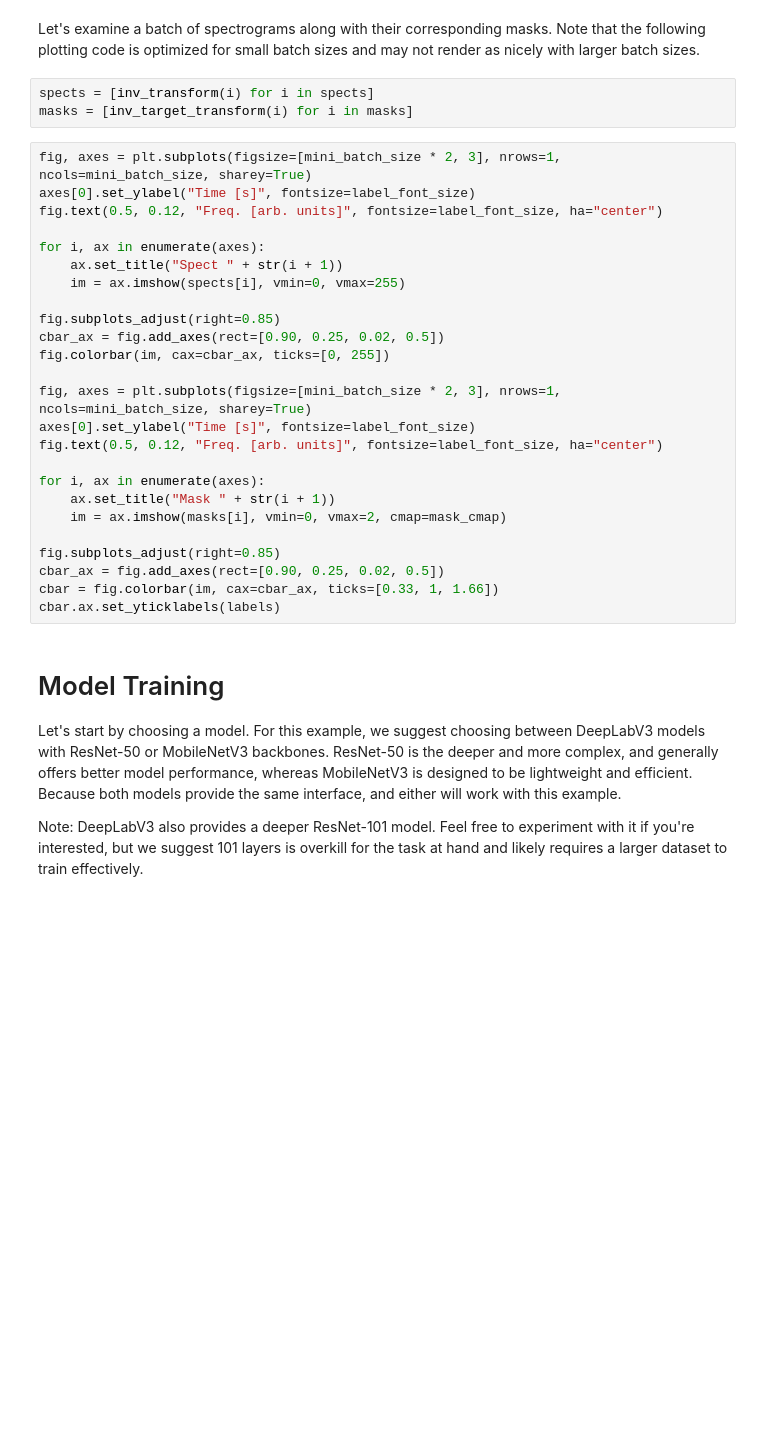
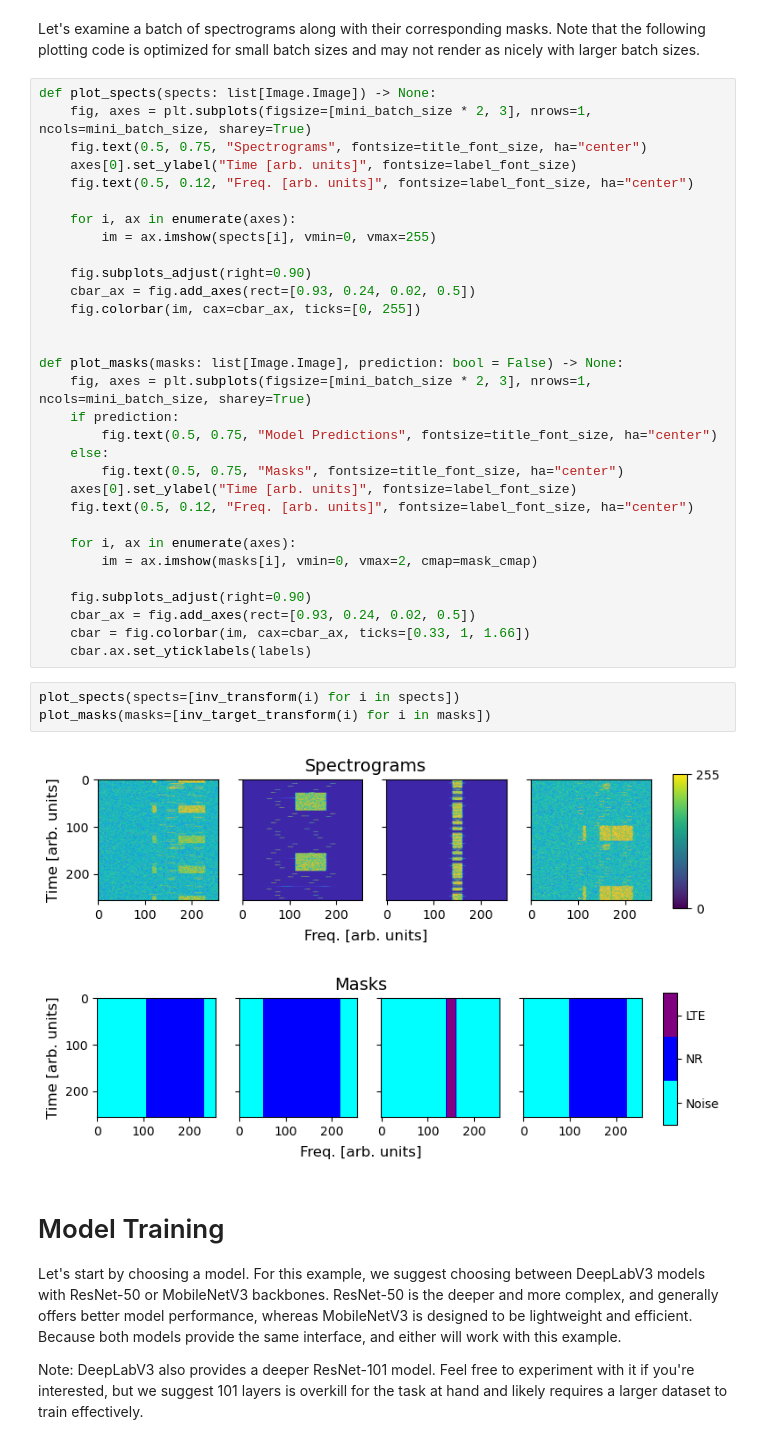
Before and after one commit to qoherent/spectrogram-segmentation, a Jupyter notebook: spectrogram_segmentation.ipynb, the cells around one changed output. Saved outputs shown, nothing was run; the diff lists cells and outputs as text; blank space fills up the shorter version.

```diff
--- a/spectrogram_segmentation.ipynb
+++ b/spectrogram_segmentation.ipynb
@@ -269,33 +282,42 @@ print(f"Batch of masks: {type(masks)}, {masks.dtype}, {masks.size()}")
 # %% [markdown]
 Let's examine a batch of spectrograms along with their corresponding masks. Note that the following plotting code is optimized for small batch sizes and may not render as nicely with larger batch sizes.
+# %%
+def plot_spects(spects: list[Image.Image]) -> None:
+    fig, axes = plt.subplots(figsize=[mini_batch_size * 2, 3], nrows=1, ncols=mini_batch_size, sharey=True)
+    fig.text(0.5, 0.75, "Spectrograms", fontsize=title_font_size, ha="center")
+    axes[0].set_ylabel("Time [arb. units]", fontsize=label_font_size)
+    fig.text(0.5, 0.12, "Freq. [arb. units]", fontsize=label_font_size, ha="center")
+
+    for i, ax in enumerate(axes):
+        im = ax.imshow(spects[i], vmin=0, vmax=255)
+
+    fig.subplots_adjust(right=0.90)
+    cbar_ax = fig.add_axes(rect=[0.93, 0.24, 0.02, 0.5])
+    fig.colorbar(im, cax=cbar_ax, ticks=[0, 255])
+
+
+def plot_masks(masks: list[Image.Image], prediction: bool = False) -> None:
+    fig, axes = plt.subplots(figsize=[mini_batch_size * 2, 3], nrows=1, ncols=mini_batch_size, sharey=True)
+    if prediction:
+        fig.text(0.5, 0.75, "Model Predictions", fontsize=title_font_size, ha="center")
+    else:
+        fig.text(0.5, 0.75, "Masks", fontsize=title_font_size, ha="center")
+    axes[0].set_ylabel("Time [arb. units]", fontsize=label_font_size)
+    fig.text(0.5, 0.12, "Freq. [arb. units]", fontsize=label_font_size, ha="center")
+
+    for i, ax in enumerate(axes):
+        im = ax.imshow(masks[i], vmin=0, vmax=2, cmap=mask_cmap)
+
+    fig.subplots_adjust(right=0.90)
+    cbar_ax = fig.add_axes(rect=[0.93, 0.24, 0.02, 0.5])
+    cbar = fig.colorbar(im, cax=cbar_ax, ticks=[0.33, 1, 1.66])
+    cbar.ax.set_yticklabels(labels)
 # %%
-spects = [inv_transform(i) for i in spects]
-masks = [inv_target_transform(i) for i in masks]
+plot_spects(spects=[inv_transform(i) for i in spects])
+plot_masks(masks=[inv_target_transform(i) for i in masks])
+# %% [output]
+[figure, added]
+[figure, added]
-# %%
-fig, axes = plt.subplots(figsize=[mini_batch_size * 2, 3], nrows=1, ncols=mini_batch_size, sharey=True)
-axes[0].set_ylabel("Time [s]", fontsize=label_font_size)
-fig.text(0.5, 0.12, "Freq. [arb. units]", fontsize=label_font_size, ha="center")
-
-for i, ax in enumerate(axes):
-    ax.set_title("Spect " + str(i + 1))
-    im = ax.imshow(spects[i], vmin=0, vmax=255)
-
-fig.subplots_adjust(right=0.85)
-cbar_ax = fig.add_axes(rect=[0.90, 0.25, 0.02, 0.5])
-fig.colorbar(im, cax=cbar_ax, ticks=[0, 255])
-
-fig, axes = plt.subplots(figsize=[mini_batch_size * 2, 3], nrows=1, ncols=mini_batch_size, sharey=True)
-axes[0].set_ylabel("Time [s]", fontsize=label_font_size)
-fig.text(0.5, 0.12, "Freq. [arb. units]", fontsize=label_font_size, ha="center")
-
-for i, ax in enumerate(axes):
-    ax.set_title("Mask " + str(i + 1))
-    im = ax.imshow(masks[i], vmin=0, vmax=2, cmap=mask_cmap)
-
-fig.subplots_adjust(right=0.85)
-cbar_ax = fig.add_axes(rect=[0.90, 0.25, 0.02, 0.5])
-cbar = fig.colorbar(im, cax=cbar_ax, ticks=[0.33, 1, 1.66])
-cbar.ax.set_yticklabels(labels)
 # %% [markdown]
 # Model Training
 
```
Also changed, not shown: parts of 8 cells of this notebook.
